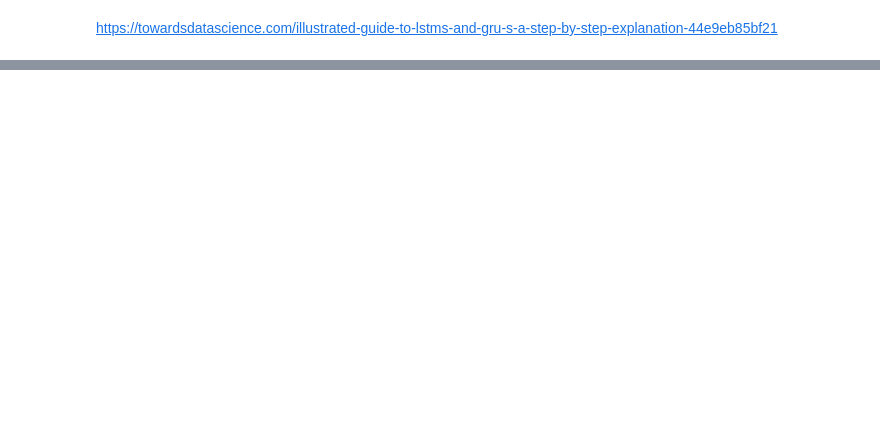
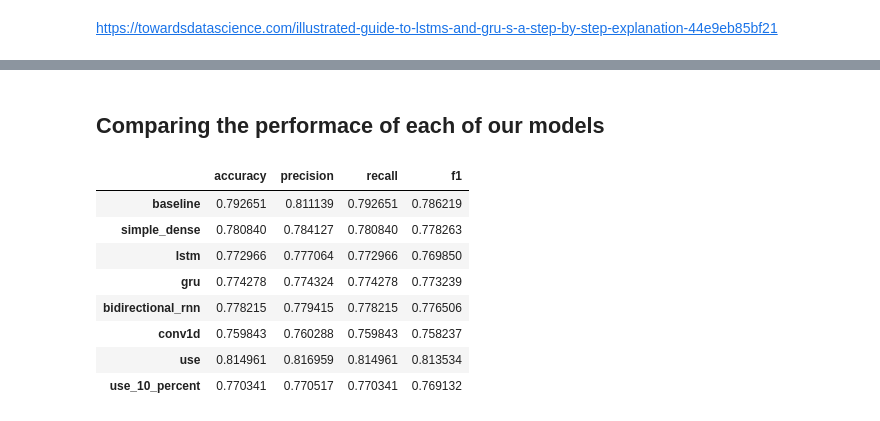
Before and after one commit to kacper-dobrow/tensorflow-course, a Jupyter notebook: 08_intro_to_NLP_in_TensorFlow.ipynb, the cells around one changed output, grey strips where cells are left out. Cells and saved outputs as stored; diff of their text form; code cells hidden in the pictures; blank space fills up the shorter version.

```diff
--- a/08_intro_to_NLP_in_TensorFlow.ipynb
+++ b/08_intro_to_NLP_in_TensorFlow.ipynb
@@ -883,0 +1091,6 @@ https://towardsdatascience.com/illustrated-guide-to-lstms-and-gru-s-a-step-by-st
+# %%
+# Create subsets of 10% of training data
+train_10_percent_split = int(0.1 * len(train_sentences))
+train_sentences_10_percent = train_sentences[:train_10_percent_split]
+train_labels_10_percent = train_labels[:train_10_percent_split]
+len(train_sentences_10_percent), len(train_labels_10_percent)
@@ -883,0 +1110,10 @@ https://towardsdatascience.com/illustrated-guide-to-lstms-and-gru-s-a-step-by-st
+# %%
+# Create model by tf.keras.models.clone_model function
+model_7 = tf.keras.models.clone_model(model_6)
+
+# Compile the model
+model_7.compile(optimizer="Adam",
+                loss="binary_crossentropy",
+                metrics=["accuracy"])
+
+model_7.summary()
@@ -883,0 +1136,6 @@ https://towardsdatascience.com/illustrated-guide-to-lstms-and-gru-s-a-step-by-st
+# %%
+model_7_history = model_7.fit(train_sentences_10_percent,
+                              train_labels_10_percent,
+                              epochs=5,
+                              validation_data=(val_sentences, val_labels),
+                              callbacks=[create_tensorboard_callback(SAVE_DIR, "model_7_USE_10_percent_correct_split")])
@@ -883,0 +1154,8 @@ https://towardsdatascience.com/illustrated-guide-to-lstms-and-gru-s-a-step-by-st
+# %%
+# Make predictions
+model_7_pred_probs = model_7.predict(val_sentences)
+# Convert to labels
+model_7_preds = tf.squeeze(tf.round(model_7_pred_probs))
+# Calculate results
+model_7_results = calculate_results(val_labels, model_7_preds)
+model_7_results
@@ -883,0 +1168,23 @@ https://towardsdatascience.com/illustrated-guide-to-lstms-and-gru-s-a-step-by-st
+# %% [markdown]
+## Comparing the performace of each of our models
+# %%
+# Combine model results into a DataFrame
+all_model_results = pd.DataFrame({"baseline": model_0_results,
+                                  "simple_dense": model_1_results,
+                                  "lstm": model_2_results,
+                                  "gru": model_3_results,
+                                  "bidirectional_rnn": model_4_results,
+                                  "conv1d": model_5_results,
+                                  "use": model_6_results,
+                                  "use_10_percent": model_7_results,}).T
+all_model_results
+# %% [output]
+|  | accuracy | precision | recall | f1 |
+| baseline | 0.792651 | 0.811139 | 0.792651 | 0.786219 |
+| simple_dense | 0.780840 | 0.784127 | 0.780840 | 0.778263 |
+| lstm | 0.772966 | 0.777064 | 0.772966 | 0.769850 |
+| gru | 0.774278 | 0.774324 | 0.774278 | 0.773239 |
+| bidirectional_rnn | 0.778215 | 0.779415 | 0.778215 | 0.776506 |
+| conv1d | 0.759843 | 0.760288 | 0.759843 | 0.758237 |
+| use | 0.814961 | 0.816959 | 0.814961 | 0.813534 |
+| use_10_percent | 0.770341 | 0.770517 | 0.770341 | 0.769132 |
```
Also changed, not shown: parts of 54 cells of this notebook.
